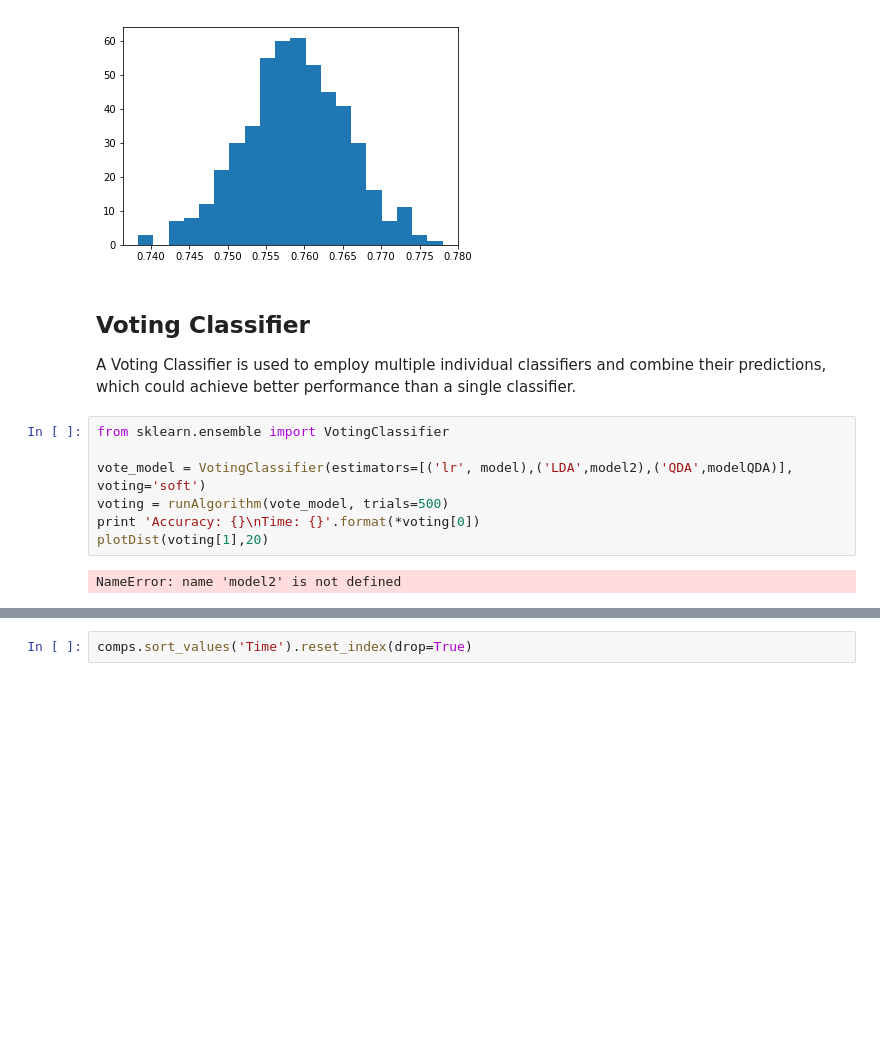
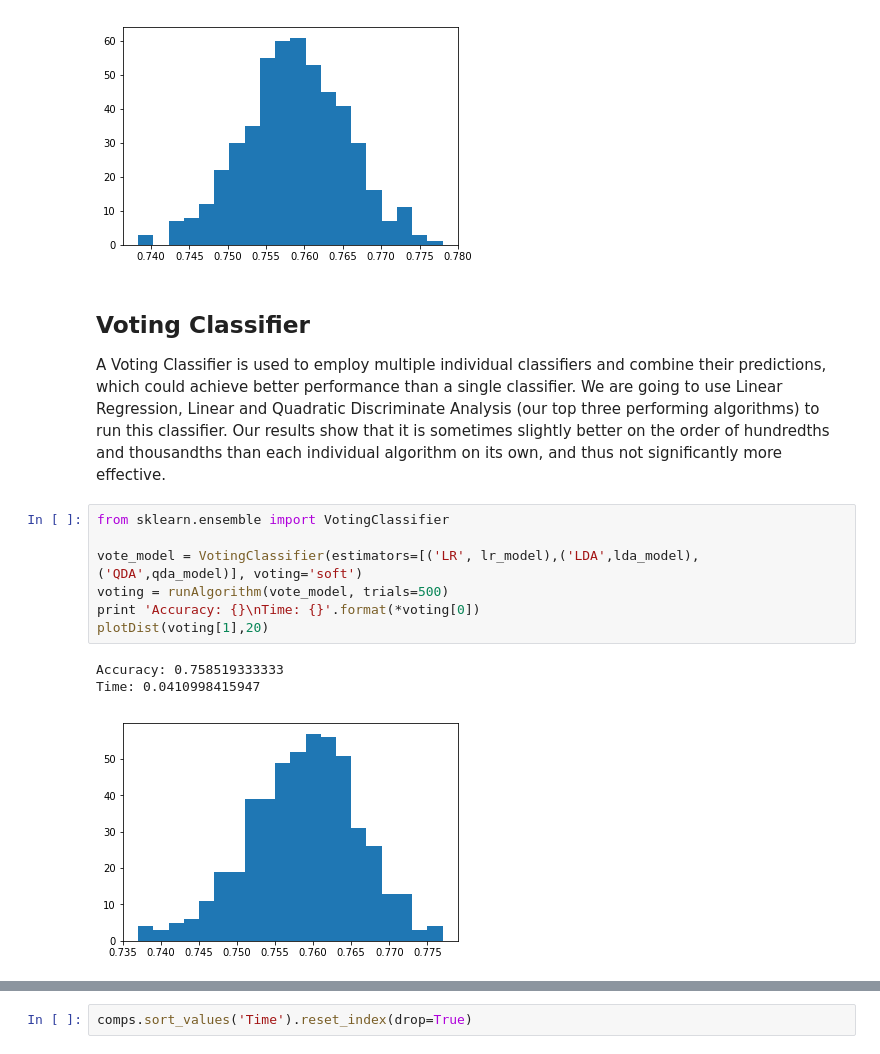
Before and after one commit to a-morr/nbacme, a Jupyter notebook: Algorithm_Discussion.ipynb, the cells around one changed output, grey strips where cells are left out. Saved outputs shown, nothing was run; the diff lists cells and outputs as text; blank space fills up the shorter version.

```diff
--- a/Algorithm_Discussion.ipynb
+++ b/Algorithm_Discussion.ipynb
@@ -464,16 +464,18 @@ Time: 0.00422581386566
 # %% [markdown]
 ## Voting Classifier
 
-A Voting Classifier is used to employ multiple individual classifiers and combine their predictions, which could achieve better performance than a single classifier.
+A Voting Classifier is used to employ multiple individual classifiers and combine their predictions, which could achieve better performance than a single classifier. We are going to use Linear Regression, Linear and Quadratic Discriminate Analysis (our top three performing algorithms) to run this classifier. Our results show that it is sometimes slightly better on the order of hundredths and thousandths than each individual algorithm on its own, and thus not significantly more effective.
 # %%
 from sklearn.ensemble import VotingClassifier
 
-vote_model = VotingClassifier(estimators=[('lr', model),('LDA',model2),('QDA',modelQDA)], voting='soft')
+vote_model = VotingClassifier(estimators=[('LR', lr_model),('LDA',lda_model),('QDA',qda_model)], voting='soft')
 voting = runAlgorithm(vote_model, trials=500)
 print 'Accuracy: {}\nTime: {}'.format(*voting[0])
 plotDist(voting[1],20)
 # %% [output]
-NameError: name 'model2' is not defined
+Accuracy: 0.758519333333
+Time: 0.0410998415947
+[figure, added]
 # %%
 comps = pd.DataFrame(columns=['Algorithm', 'Accuracy', 'Time'])
 comps['Algorithm'] = ['Baseline', 'SVM', 'Logistic Regression', 'Ridge Regression',
```
Also changed, not shown: parts of 10 cells of this notebook.
